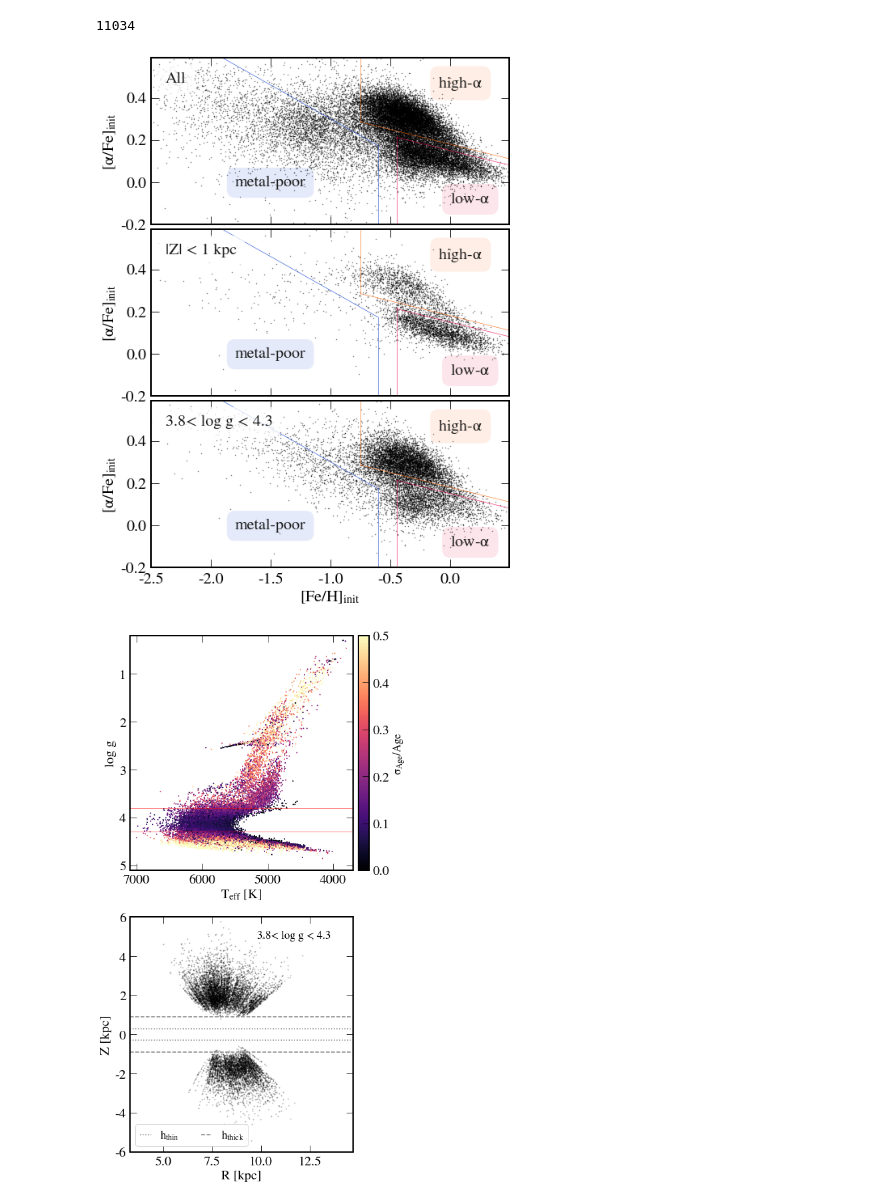
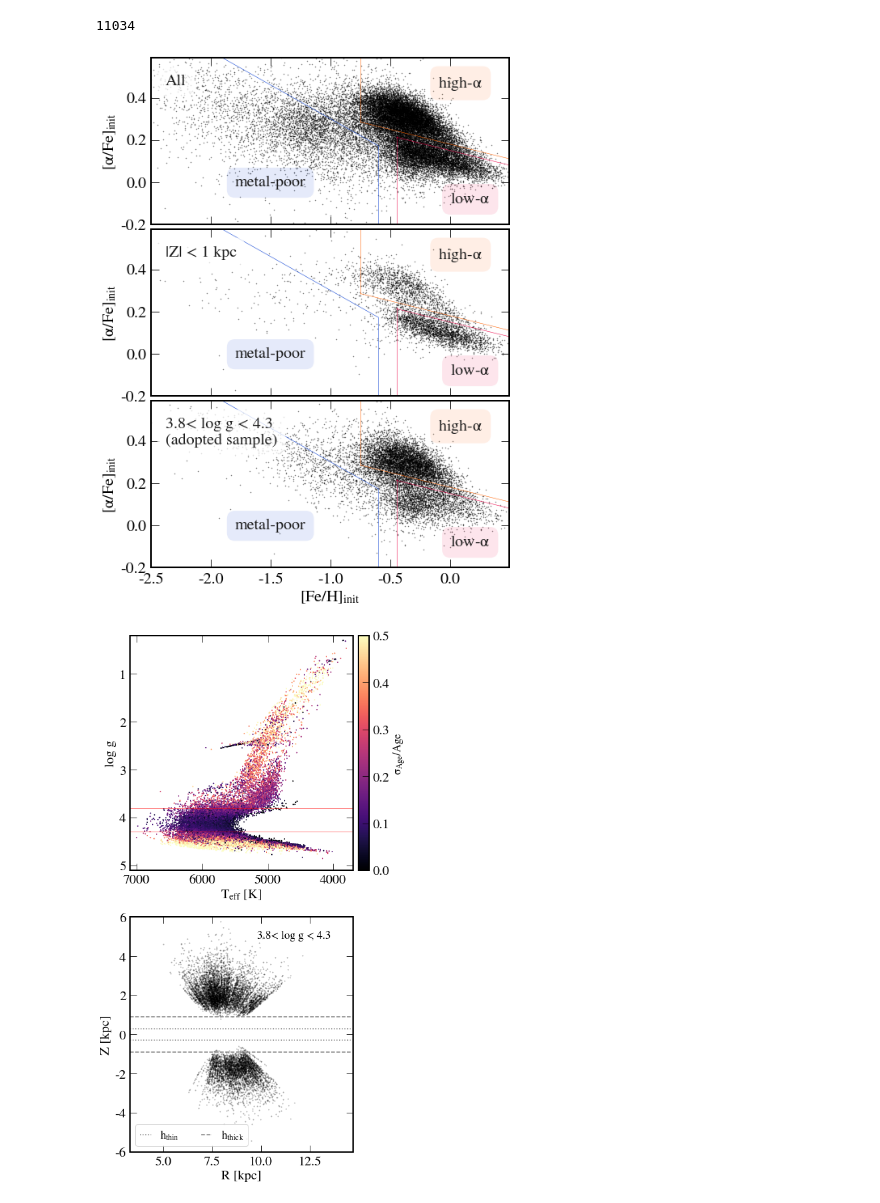
Before and after one commit to abonaca/mw_timing, a Jupyter notebook: notebooks/paper_figures.ipynb, the cells around one changed output. Drawn from its saved outputs; the diff is of its cells as text; code cells hidden in the pictures.

```diff
--- a/notebooks/paper_figures.ipynb
+++ b/notebooks/paper_figures.ipynb
@@ -74,39 +76,39 @@ y_splash = poly_splash(x_splash)
 x_lowa = np.linspace(-0.45, 0.5, 30)
 y_lowa = poly_lowa(x_lowa)
 
-afeh_panels = ['All', '|Z| < 1 kpc', '{:.1f}< log g < {:.1f}'.format(loggmin, loggmax)]
+afeh_panels = ['All', '|Z| < 1 kpc', '{:.1f}< log g < {:.1f}\n(adopted sample)'.format(loggmin, loggmax)]
 
 fig, ax = plt.subplots(3,1,figsize=(7.5,10), sharex=True, sharey=True)
 
 for e, ind in enumerate([ind_all, ind_z, ind_safeage]):
     plt.sca(ax[e])
     plt.plot(t['init_FeH'][ind], t['init_aFe'][ind], 'ko', mew=0, ms=1.5, alpha=0.5, rasterized=True)
 
     plt.plot(x_ge, y_ge, '-', color=blue, label='', lw=0.5)
     plt.plot([-0.6, -0.6], [-0.2, poly_ge(-0.6)], '-', color=blue, label='', lw=0.5)
     plt.plot(x_splash, y_splash, '-', color=orange, label='', lw=0.5)
     plt.plot([-0.75, -0.75], [poly_splash(-0.75), 0.6], '-', color=orange, label='', lw=0.5)
     plt.plot(x_lowa, y_lowa, '-', color=pink, label='', lw=0.5)
     plt.plot([-0.45, -0.45], [-0.2, poly_lowa(-0.5)], '-', color=pink, label='', lw=0.5)
 
     plt.text(-0.1, 0.45, 'high-$\\alpha$', color='0.1',
          bbox=dict(facecolor=orange, ec='none', alpha=0.1, boxstyle='round', pad=0.5))
     plt.text(0, -0.1, 'low-$\\alpha$', color='0.1',
          bbox=dict(facecolor=pink, ec='none', alpha=0.1, boxstyle='round', pad=0.5))
     plt.text(-1.8, -0.02, 'metal-poor', color='0.1',
              bbox=dict(facecolor=blue, ec='none', alpha=0.1, boxstyle='round', pad=0.5))
 
-    plt.text(0.04, 0.85, afeh_panels[e], color='0.1', transform=plt.gca().transAxes,
+    plt.text(0.04, 0.9, afeh_panels[e], color='0.1', transform=plt.gca().transAxes, va='top',
              bbox=dict(facecolor='w', ec='none', alpha=0.75, boxstyle='round', pad=0.5))
     plt.ylabel('[$\\alpha$/Fe]$_{init}$')
 
 plt.xlim(-2.5,0.49)
 plt.ylim(-0.2, 0.59)
 plt.xlabel('[Fe/H]$_{init}$')
 plt.tight_layout(h_pad=0.3)
 plt.savefig('../paper/afeh_selections.pdf')
 # %% [output]
-[figure, old version]
+[figure, new version]
 # %%
 rcyl = np.sqrt(t['X_gal']**2 + t['Y_gal']**2)
 # %%
```
Also changed, not shown: parts of 13 cells of this notebook.
